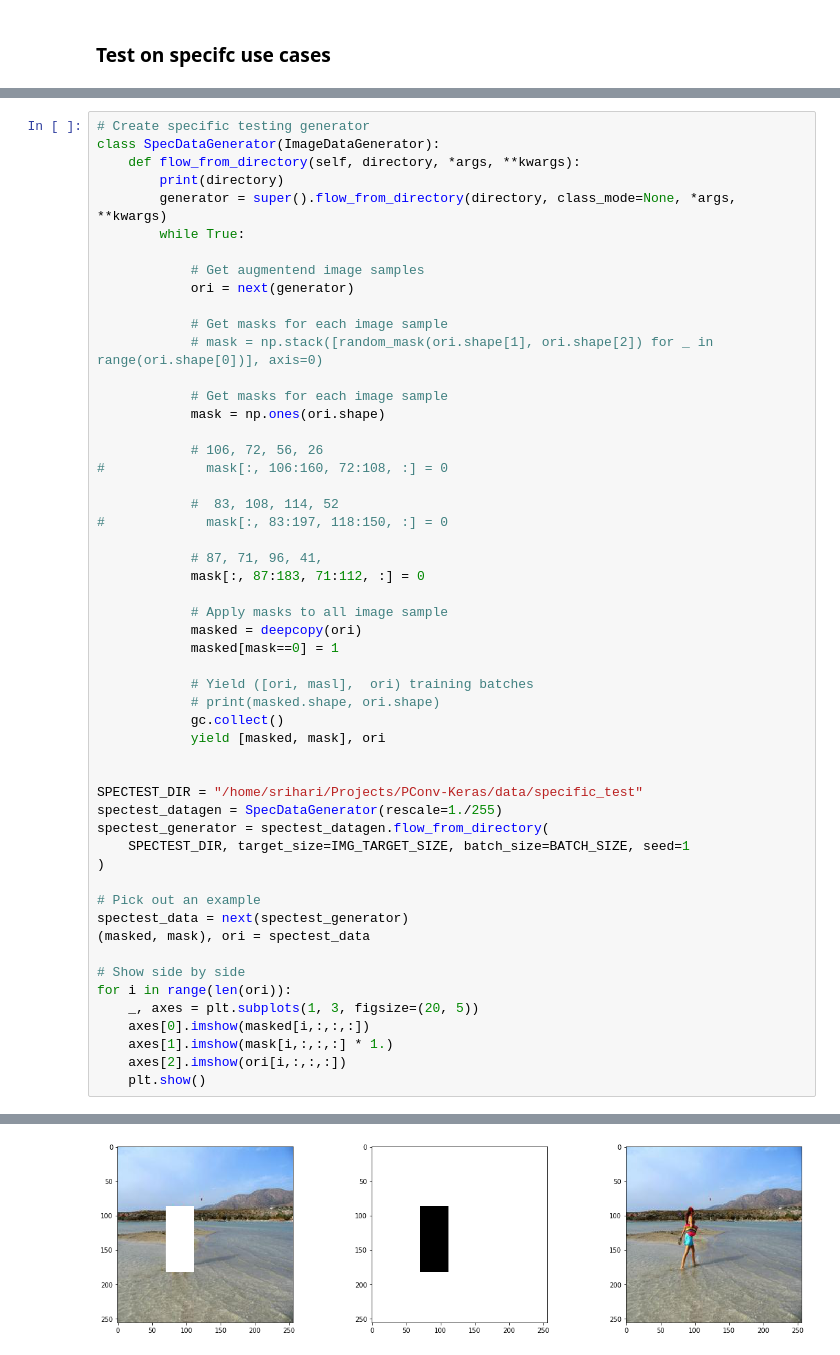
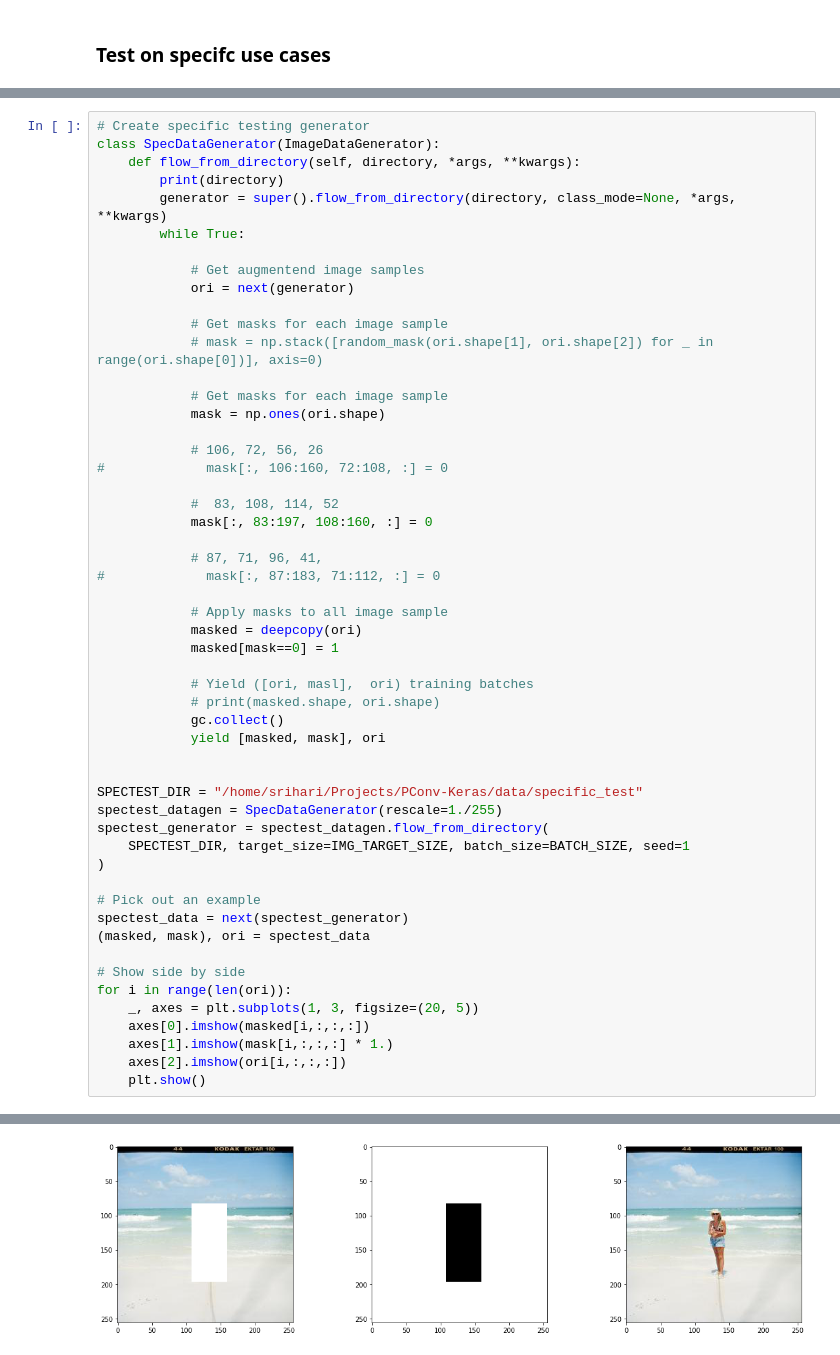
Before and after one commit to Srihari231092/PConv-Keras, a Jupyter notebook: Step4 - Imagenet Training.ipynb, the cells around one changed output, grey strips where cells are left out. Cells and saved outputs as stored; diff of their text form.

```diff
--- a/Step4 - Imagenet Training.ipynb
+++ b/Step4 - Imagenet Training.ipynb
@@ -284,42 +309,42 @@ class SpecDataGenerator(ImageDataGenerator):
 #             mask[:, 106:160, 72:108, :] = 0
 
             #  83, 108, 114, 52
-#             mask[:, 83:197, 118:150, :] = 0
+            mask[:, 83:197, 108:160, :] = 0
 
             # 87, 71, 96, 41,
-            mask[:, 87:183, 71:112, :] = 0
+#             mask[:, 87:183, 71:112, :] = 0
 
             # Apply masks to all image sample
             masked = deepcopy(ori)
             masked[mask==0] = 1
 
             # Yield ([ori, masl],  ori) training batches
             # print(masked.shape, ori.shape)
             gc.collect()
             yield [masked, mask], ori
 
 
 SPECTEST_DIR = "/home/srihari/Projects/PConv-Keras/data/specific_test"
 spectest_datagen = SpecDataGenerator(rescale=1./255)
 spectest_generator = spectest_datagen.flow_from_directory(
     SPECTEST_DIR, target_size=IMG_TARGET_SIZE, batch_size=BATCH_SIZE, seed=1
 )
 
 # Pick out an example
 spectest_data = next(spectest_generator)
 (masked, mask), ori = spectest_data
 
 # Show side by side
 for i in range(len(ori)):
     _, axes = plt.subplots(1, 3, figsize=(20, 5))
     axes[0].imshow(masked[i,:,:,:])
     axes[1].imshow(mask[i,:,:,:] * 1.)
     axes[2].imshow(ori[i,:,:,:])
     plt.show()
 # %% [output]
 /home/srihari/Projects/PConv-Keras/data/specific_test
 Found 1 images belonging to 1 classes.
-[figure, old version]
+[figure, new version]
 # %%
 n = 0
 for (masked, mask), ori in tqdm(spectest_generator):
```
Also changed, not shown: parts of 10 cells of this notebook.
